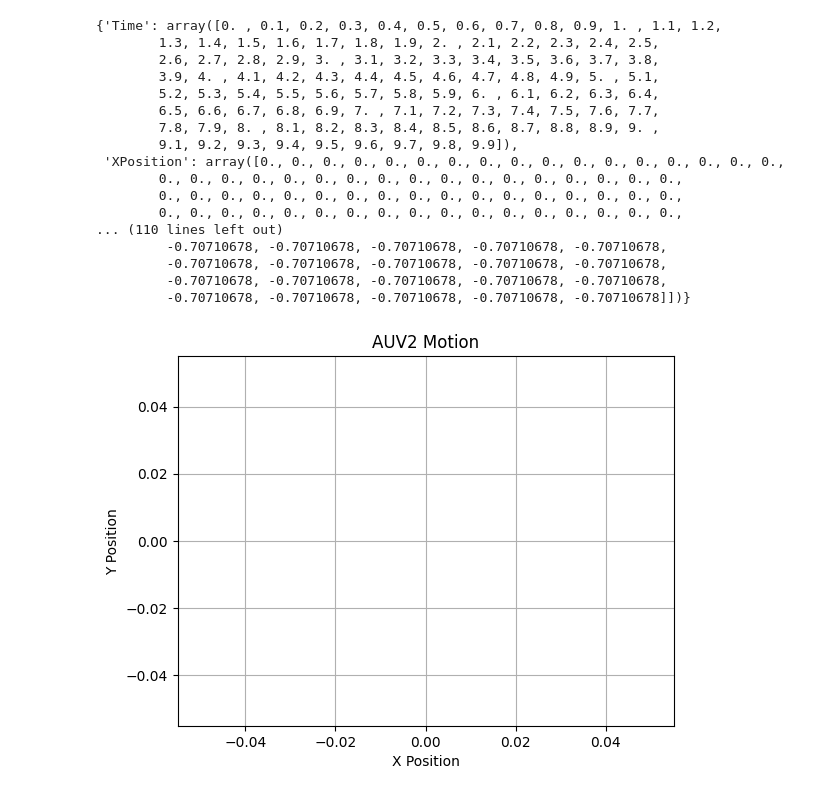
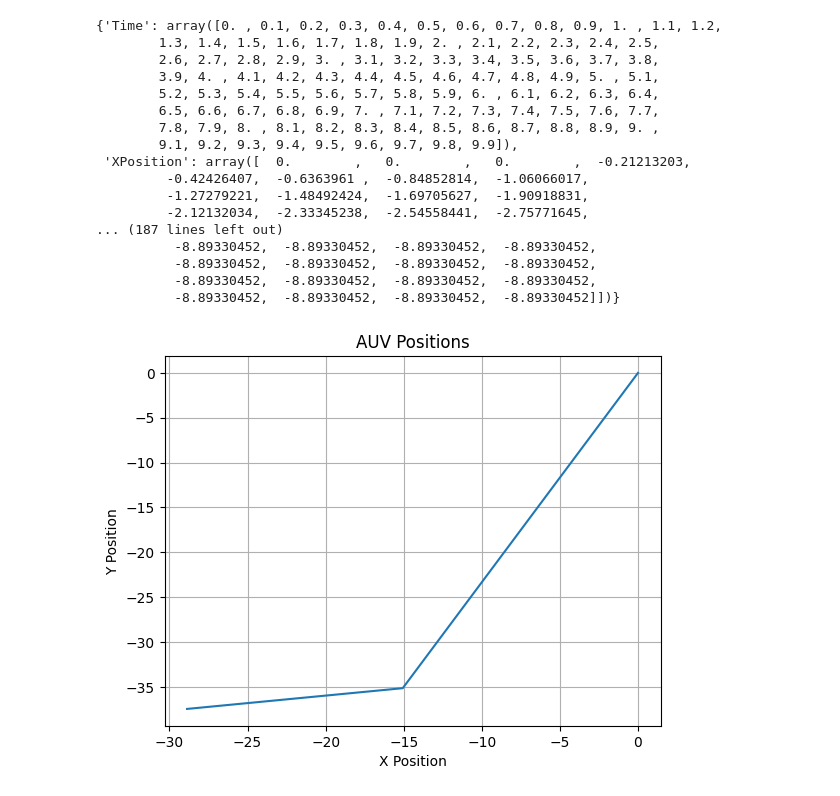
Before and after one commit to TotallyNotAPumpkin/python-refresher, a Jupyter notebook: physics_sim.ipynb, the cells around one changed output. Cells and saved outputs as stored; diff of their text form; code cells hidden in the pictures.

Commit message:
finished plotting simluation for AUV positions

```diff
--- a/physics_sim.ipynb
+++ b/physics_sim.ipynb
@@ -191,12 +191,10 @@ def calculate_auv2_angular_acceleration(T, alpha, L, l, inertia=100):
     if T.shape != (4, 1):
         raise ValueError("Forces array must be shape 4 x 1")
 
-    sin_alpha = np.sin(alpha)
-    cos_alpha = np.cos(alpha)
-
-    torque = (L * sin_alpha + l * cos_alpha) * (T[0][0] - T[1][0] + T[2][0] - T[3][0])
-    angle_accel = torque / inertia
-
+    r = np.sqrt(np.power(l, 2) + np.power(L, 2))
+    beta = np.arctan(L / l)
+    torque = T[0][0] - T[1][0] + T[2][0] - T[3][0]
+    angle_accel = np.sin(alpha + beta) * r * torque / inertia
     return angle_accel
 
 def simulate_auv2_motion(T, alpha, L, l, mass = 100, inertia = 1000, dt = 0.1, t_final = 10, x0 = 0, y0 = 0, theta0 = 0):
@@ -213,8 +211,8 @@ def simulate_auv2_motion(T, alpha, L, l, mass = 100, inertia = 1000, dt = 0.1, t
         angular_acceleration[i] = calculate_auv2_angular_acceleration(T, alpha, L, l, inertia)
         omega[i] = angular_acceleration[i-1] * dt + omega[i-1]
         theta[i] = omega[i-1] * dt + theta[i-1]
-        a[0][i] = calculate_auv2_acceleration(T, alpha, state[2][0], mass)[0][0]
-        a[1][i] = calculate_auv2_acceleration(T, alpha, state[2][0], mass)[1][0]
+        a[0][i] = calculate_auv2_acceleration(T, alpha, theta[i-1], mass)[0][0]
+        a[1][i] = calculate_auv2_acceleration(T, alpha, theta[i-1], mass)[1][0]
         v[0][i] = a[0][i-1] * dt + v[0][i-1]
         v[1][i] = a[1][i-1] * dt + v[1][i-1]
         position[0][i] = v[0][i-1] * dt + position[0][i]
@@ -233,15 +231,14 @@ def simulate_auv2_motion(T, alpha, L, l, mass = 100, inertia = 1000, dt = 0.1, t
     }
 
     return auvDict
-
-
-def plot_auv2_motion(auvDict):
-    x = auvDict["XPosition"]
-    y = auvDict["YPosition"]
-
-    plt.plot(x, y)
-    plt.xlabel("X Position")
-    plt.ylabel("Y Position")
-    plt.title("AUV2 Motion")
-    plt.grid(True)
-    plt.show()
+# %%
+def plot_auv2_motion(auvDict):
+    x = auvDict["XPosition"]
+    y = auvDict["YPosition"]
+
+    plt.plot(x, y)
+    plt.xlabel("X Position")
+    plt.ylabel("Y Position")
+    plt.title("AUV Positions")
+    plt.grid(True)
+    plt.show()
@@ -248,5 +256,5 @@ def plot_auv2_motion(auvDict):
 # %%
-simulate_auv2_motion(np.array([[0], [50], [50], [0]]), np.pi/4, 0, 100)
+simulate_auv2_motion(np.array([[0], [50], [50], [30]]), np.pi/4, 1, 1, 1)
 # %% [output]
 {'Time': array([0. , 0.1, 0.2, 0.3, 0.4, 0.5, 0.6, 0.7, 0.8, 0.9, 1. , 1.1, 1.2,
         1.3, 1.4, 1.5, 1.6, 1.7, 1.8, 1.9, 2. , 2.1, 2.2, 2.3, 2.4, 2.5,
@@ -256,17 +264,17 @@ simulate_auv2_motion(np.array([[0], [50], [50], [0]]), np.pi/4, 0, 100)
         6.5, 6.6, 6.7, 6.8, 6.9, 7. , 7.1, 7.2, 7.3, 7.4, 7.5, 7.6, 7.7,
         7.8, 7.9, 8. , 8.1, 8.2, 8.3, 8.4, 8.5, 8.6, 8.7, 8.8, 8.9, 9. ,
         9.1, 9.2, 9.3, 9.4, 9.5, 9.6, 9.7, 9.8, 9.9]),
- 'XPosition': array([0., 0., 0., 0., 0., 0., 0., 0., 0., 0., 0., 0., 0., 0., 0., 0., 0.,
-        0., 0., 0., 0., 0., 0., 0., 0., 0., 0., 0., 0., 0., 0., 0., 0., 0.,
-        0., 0., 0., 0., 0., 0., 0., 0., 0., 0., 0., 0., 0., 0., 0., 0., 0.,
-        0., 0., 0., 0., 0., 0., 0., 0., 0., 0., 0., 0., 0., 0., 0., 0., 0.,
-... (110 lines left out)
-         -0.70710678, -0.70710678, -0.70710678, -0.70710678, -0.70710678,
-         -0.70710678, -0.70710678, -0.70710678, -0.70710678, -0.70710678,
-         -0.70710678, -0.70710678, -0.70710678, -0.70710678, -0.70710678,
-         -0.70710678, -0.70710678, -0.70710678, -0.70710678, -0.70710678]])}
+ 'XPosition': array([  0.        ,   0.        ,   0.        ,  -0.21213203,
+         -0.42426407,  -0.6363961 ,  -0.84852814,  -1.06066017,
+         -1.27279221,  -1.48492424,  -1.69705627,  -1.90918831,
+         -2.12132034,  -2.33345238,  -2.54558441,  -2.75771645,
+... (187 lines left out)
+          -8.89330452,  -8.89330452,  -8.89330452,  -8.89330452,
+          -8.89330452,  -8.89330452,  -8.89330452,  -8.89330452,
+          -8.89330452,  -8.89330452,  -8.89330452,  -8.89330452,
+          -8.89330452,  -8.89330452,  -8.89330452,  -8.89330452]])}
 # %%
-auvDict = simulate_auv2_motion(np.array([[0], [50], [0], [50]]), np.pi/4, 0, 1)
+auvDict = simulate_auv2_motion(np.array([[0], [50], [50], [30]]), np.pi/4, 1, 1, 1)
 plot_auv2_motion(auvDict)
 # %% [output]
-[figure, old version]
+[figure, new version]
```
Also changed, not shown: parts of 1 cell of this notebook, 1 other file.
